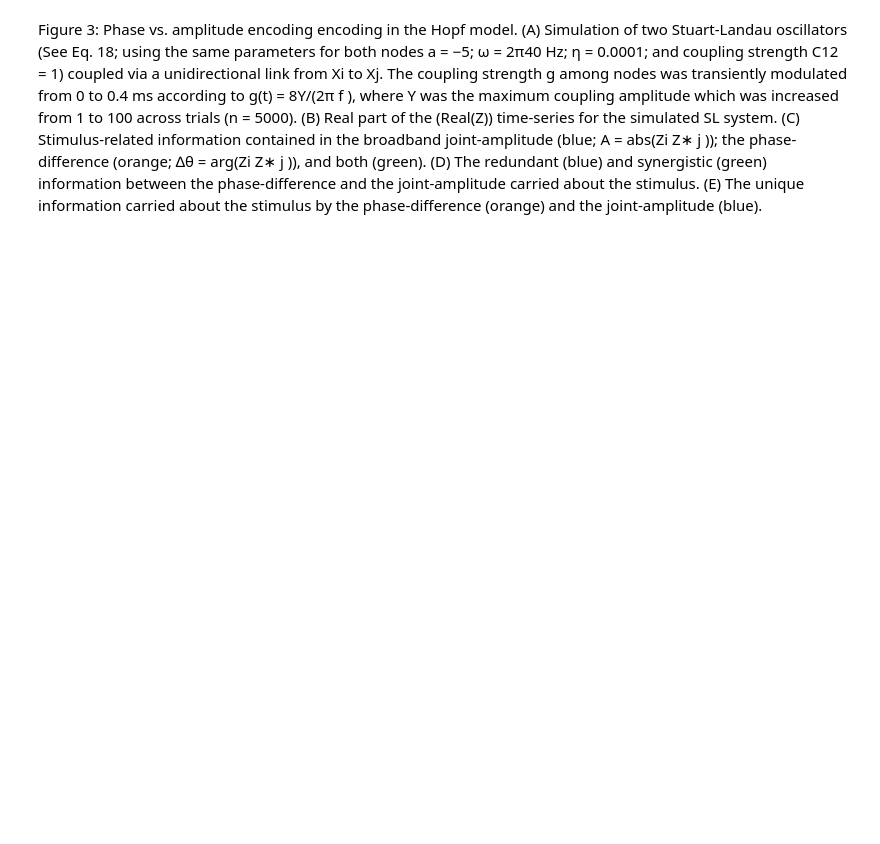
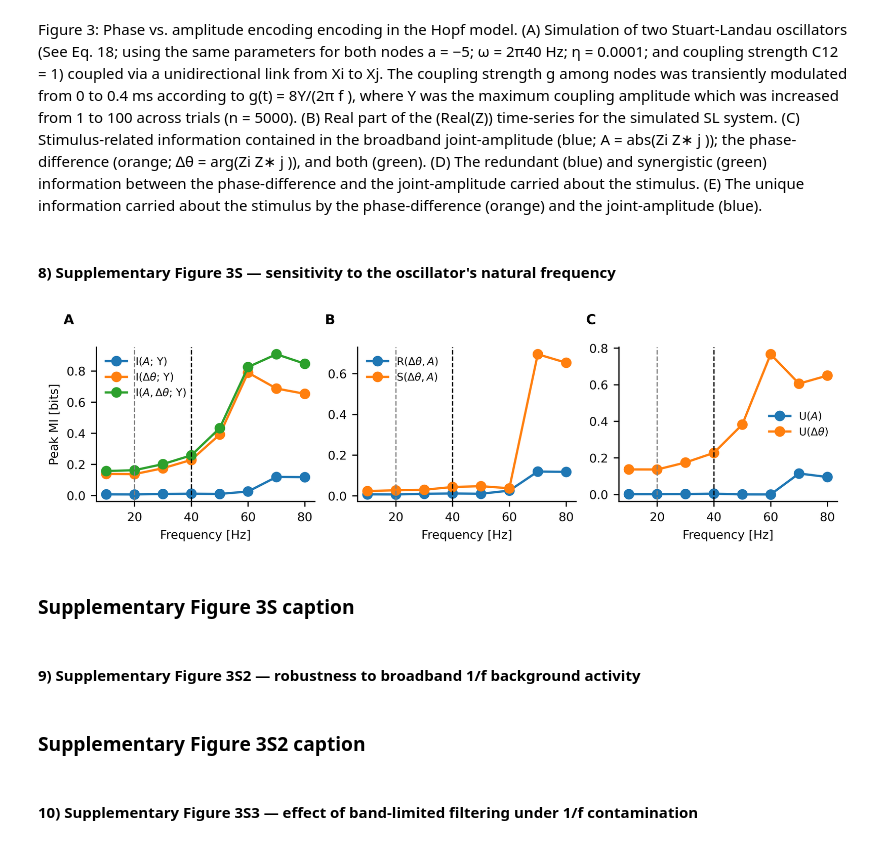
Before and after one commit to brainets/neopid, a Jupyter notebook: notebooks/Figure3.ipynb, the cells around one changed output. Drawn from its saved outputs; the diff is of its cells as text; code cells hidden in the pictures; blank space fills up the shorter version.

```diff
--- a/notebooks/Figure3.ipynb
+++ b/notebooks/Figure3.ipynb
@@ -334,3 +334,5 @@ j )), and both
 (green). (D) The redundant (blue) and synergistic (green) information between the phase-difference and the
 joint-amplitude carried about the stimulus. (E) The unique information carried about the stimulus by the
 phase-difference (orange) and the joint-amplitude (blue).
+# %% [markdown]
+#### 8) Supplementary Figure 3S — sensitivity to the oscillator's natural frequency
@@ -336,0 +411,62 @@ phase-difference (orange) and the joint-amplitude (blue).
+# %%
+# Collect peak values across the sweep into arrays indexed by frequency.
+I_A_peak = np.array([sweep_results[fi]["I_A"] for fi in sweep_freqs])
+I_dphi_peak = np.array([sweep_results[fi]["I_dphi"] for fi in sweep_freqs])
+I_joint_peak = np.array([sweep_results[fi]["I_joint"] for fi in sweep_freqs])
+red_peak = np.array([sweep_results[fi]["red"] for fi in sweep_freqs])
+syn_peak = np.array([sweep_results[fi]["syn"] for fi in sweep_freqs])
+unique_A_peak = np.array([sweep_results[fi]["unique_A"] for fi in sweep_freqs])
+unique_dphi_peak = np.array([sweep_results[fi]["unique_dphi"] for fi in sweep_freqs])
+
+fig3s, axes3s = plt.subplots(1, 3, figsize=(7.5, 2.4), dpi=600)
+
+# ── PANEL A: peak MI vs. frequency (amplitude / phase-difference / joint) ────
+ax = axes3s[0]
+ax.plot(sweep_freqs, I_A_peak, marker="o")
+ax.plot(sweep_freqs, I_dphi_peak, marker="o")
+ax.plot(sweep_freqs, I_joint_peak, marker="o")
+ax.legend(
+    [r"I($A$; Y)", r"I($\Delta\theta$; Y)", r"I($A,\Delta\theta$; Y)"],
+    frameon=False, fontsize=SMALL_SIZE - 1,
+)
+ax.set_ylabel("Peak MI [bits]")
+ax.set_xlabel("Frequency [Hz]")
+[ax.spines[k].set_visible(False) for k in ["top", "right"]]
+
+# ── PANEL B: peak redundancy / synergy vs. frequency ─────────────────────────
+ax = axes3s[1]
+ax.plot(sweep_freqs, red_peak, marker="o")
+ax.plot(sweep_freqs, syn_peak, marker="o")
+ax.legend(
+    [r"R($\Delta\theta,A$)", r"S($\Delta\theta,A$)"],
+    frameon=False, fontsize=SMALL_SIZE - 1,
+)
+ax.set_xlabel("Frequency [Hz]")
+[ax.spines[k].set_visible(False) for k in ["top", "right"]]
+
+# ── PANEL C: peak unique information vs. frequency ───────────────────────────
+ax = axes3s[2]
+ax.plot(sweep_freqs, unique_A_peak, marker="o")
+ax.plot(sweep_freqs, unique_dphi_peak, marker="o")
+ax.legend(
+    [r"U($A$)", r"U($\Delta\theta$)"],
+    frameon=False, fontsize=SMALL_SIZE - 1,
+)
+ax.set_xlabel("Frequency [Hz]")
+[ax.spines[k].set_visible(False) for k in ["top", "right"]]
+
+# Reference lines: ~20 Hz empirical peak (gray) and 40 Hz main-text choice (black).
+for ax in axes3s:
+    ax.axvline(20, color="gray", ls="--", lw=0.8)
+    ax.axvline(40, color="k", ls="--", lw=0.8)
+
+plot.add_panel_letters(fig3s, axes=list(axes3s), fontsize=MEDIUM_SIZE, xpos=-0.15, ypos=1.15)
+
+plt.tight_layout()
+plt.savefig("../figures/Figure3S.pdf", bbox_inches="tight", pad_inches=0.02)
+# %% [output]
+[figure, added]
+# %% [markdown]
+### Supplementary Figure 3S caption
+# %% [markdown]
+#### 9) Supplementary Figure 3S2 — robustness to broadband 1/f background activity
@@ -336,0 +595,4 @@ phase-difference (orange) and the joint-amplitude (blue).
+# %% [markdown]
+### Supplementary Figure 3S2 caption
+# %% [markdown]
+#### 10) Supplementary Figure 3S3 — effect of band-limited filtering under 1/f contamination
```
Also changed, not shown: parts of 10 cells of this notebook, 6 other files.
